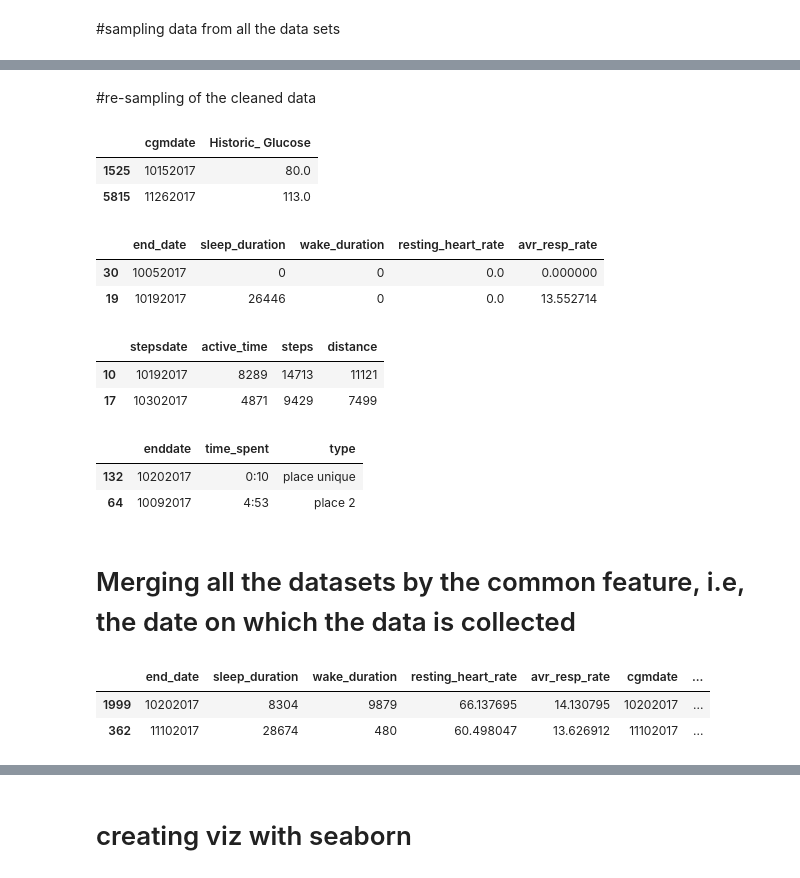
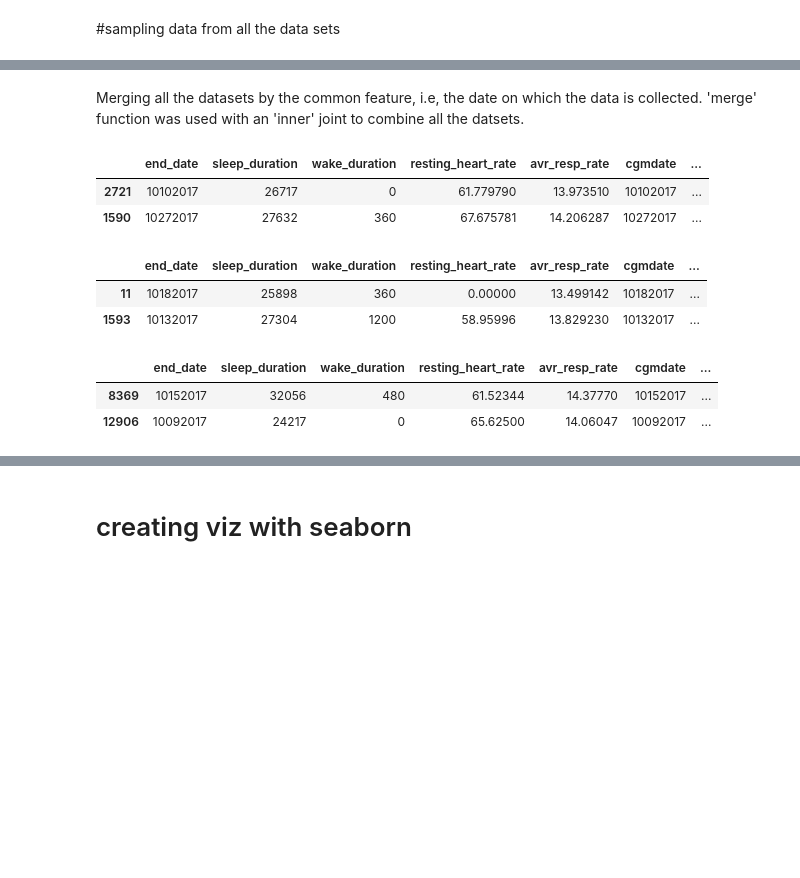
Before and after one commit to arunehealth/DiabeticProject, a Jupyter notebook: FinalWorkBook.ipynb, the cells around one changed output, grey strips where cells are left out. Drawn from its saved outputs; the diff is of its cells as text; code cells hidden in the pictures; blank space fills up the shorter version.

```diff
--- a/FinalWorkBook.ipynb
+++ b/FinalWorkBook.ipynb
@@ -186,5 +263,5 @@ features selected in g:
     1. cgmdate
     2. Historic_ Glucose
 # %%
-g = g.loc[:,['cgmdate','Historic_ Glucose']]
+glucose = glucose.loc[:,['cgmdate','Historic_ Glucose']]
 # %% [markdown]
@@ -221,5 +295,5 @@ Removing additional characters in date and time
 # %%
-g['cgmdate'] = g['cgmdate'].map(lambda x: str(x)[:-4])
+glucose['cgmdate'] = glucose['cgmdate'].map(lambda x: str(x)[:-4])
 # %%
 sleep['end_date'] = sleep['end_date'].map(lambda x: str(x)[:-4])
 # %%
@@ -230,15 +305,20 @@ gps['enddate'] = gps['enddate'].map(lambda x :str(x)[:-4])
 gps.columns = gps.columns.str.replace ("time_spent\nH:MM", "time_spent")
-# %% [markdown]
-#re-sampling of the cleaned data
+# %% [markdown]
+Merging all the datasets by the common feature, i.e, the date on which the data is collected.
+'merge' function was used with an 'inner' joint to combine all the datsets.
+# %%
+glucose_sleep= sleep.merge(glucose, how = 'inner', left_on = 'end_date', right_on = 'cgmdate')
 # %%
-g.sample(2)
+glucose_sleep.sample(2)
 # %% [output]
-|  | cgmdate | Historic_ Glucose |
-| 1525 | 10152017 | 80.0 |
-| 5815 | 11262017 | 113.0 |
+|  | end_date | sleep_duration | wake_duration | resting_heart_rate | avr_resp_rate | cgmdate | ... |
+| 2721 | 10102017 | 26717 | 0 | 61.779790 | 13.973510 | 10102017 | ... |
+| 1590 | 10272017 | 27632 | 360 | 67.675781 | 14.206287 | 10272017 | ... |
+# %%
+glucose_sleep_steps = glucose_sleep.merge(steps, how = 'inner', left_on = 'cgmdate', right_on = 'stepsdate')
 # %%
-sleep.sample(2)
+glucose_sleep_steps.sample(2)
 # %% [output]
-|  | end_date | sleep_duration | wake_duration | resting_heart_rate | avr_resp_rate |
-| 30 | 10052017 | 0 | 0 | 0.0 | 0.000000 |
-| 19 | 10192017 | 26446 | 0 | 0.0 | 13.552714 |
+|  | end_date | sleep_duration | wake_duration | resting_heart_rate | avr_resp_rate | cgmdate | ... |
+| 11 | 10182017 | 25898 | 360 | 0.00000 | 13.499142 | 10182017 | ... |
+| 1593 | 10132017 | 27304 | 1200 | 58.95996 | 13.829230 | 10132017 | ... |
@@ -245,14 +327,6 @@ sleep.sample(2)
 # %%
-steps.sample(2)
+glucose_sleep_steps_gps.sample(2)
 # %% [output]
-|  | stepsdate | active_time | steps | distance |
-| 10 | 10192017 | 8289 | 14713 | 11121 |
-| 17 | 10302017 | 4871 | 9429 | 7499 |
+|  | end_date | sleep_duration | wake_duration | resting_heart_rate | avr_resp_rate | cgmdate | ... |
+| 8369 | 10152017 | 32056 | 480 | 61.52344 | 14.37770 | 10152017 | ... |
+| 12906 | 10092017 | 24217 | 0 | 65.62500 | 14.06047 | 10092017 | ... |
-# %%
-gps.sample(2)
-# %% [output]
-|  | enddate | time_spent | type |
-| 132 | 10202017 | 0:10 | place unique |
-| 64 | 10092017 | 4:53 | place 2 |
-# %% [markdown]
-# Merging all the datasets by the common feature, i.e, the date on which the data is collected
@@ -261,6 +332,0 @@ g_sleep= sleep.merge(g, how = 'inner', left_on = 'end_date', right_on = 'cgmdate
-# %%
-g_sleep.sample(2)
-# %% [output]
-|  | end_date | sleep_duration | wake_duration | resting_heart_rate | avr_resp_rate | cgmdate | ... |
-| 1999 | 10202017 | 8304 | 9879 | 66.137695 | 14.130795 | 10202017 | ... |
-| 362 | 11102017 | 28674 | 480 | 60.498047 | 13.626912 | 11102017 | ... |
```
Also changed, not shown: parts of 67 cells of this notebook.
